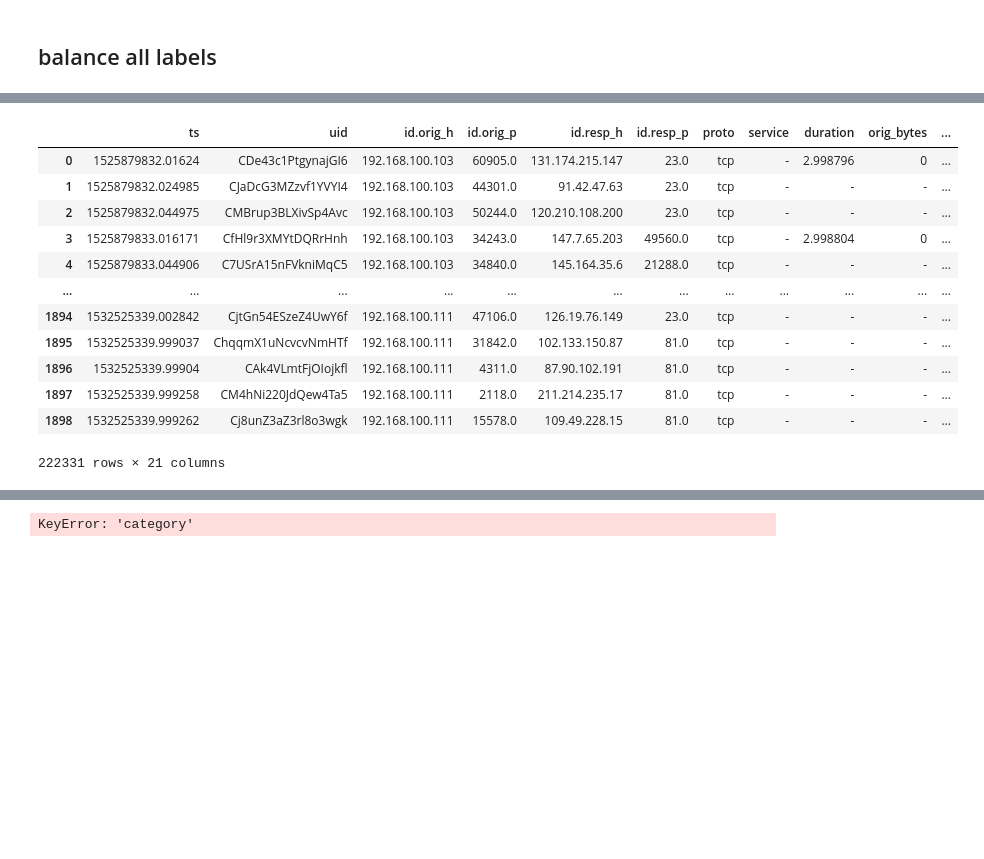
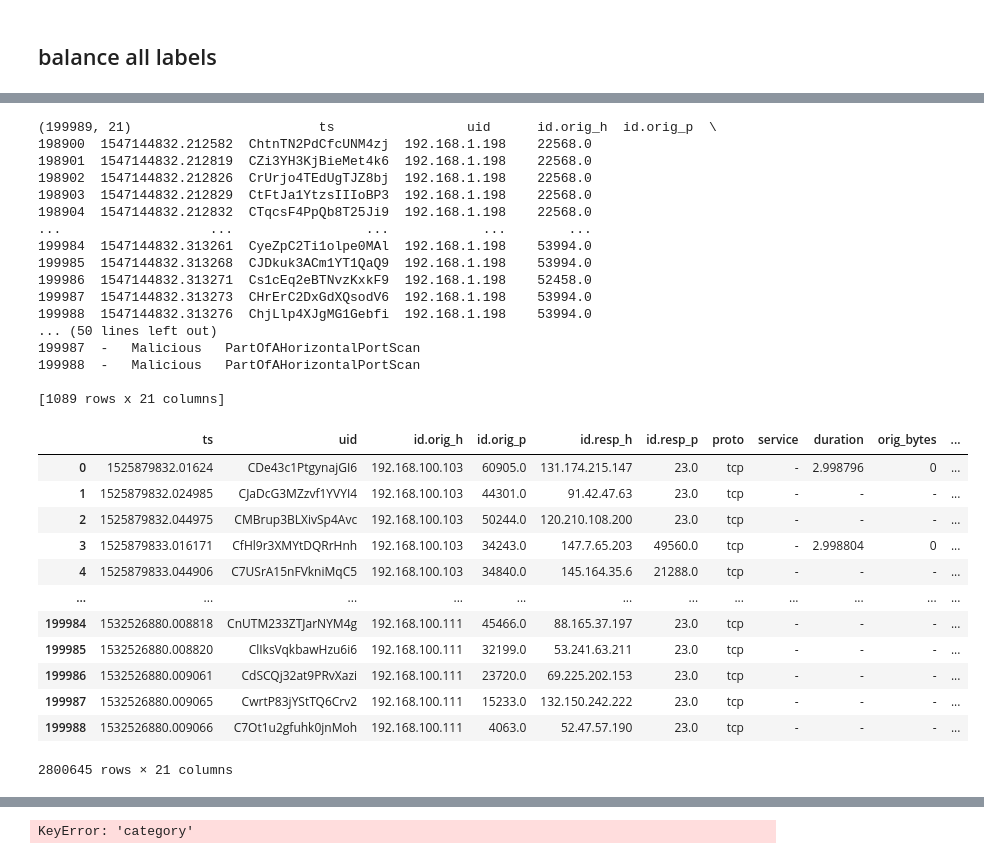
Before and after one commit to wuguobeijing/Anomaly-Detection-IoT23, a Jupyter notebook: Models/sampling.ipynb, the cells around one changed output, grey strips where cells are left out. Cells and saved outputs as stored; diff of their text form; code cells hidden in the pictures; blank space fills up the shorter version.

```diff
--- a/Models/sampling.ipynb
+++ b/Models/sampling.ipynb
@@ -261,6 +261,7 @@ dtype: int64
 # %%
 df_c.to_csv('./Data/iot23_attack_combined.csv')
 # %%
+import pandas as pd
 capture_34 = "/media/wuguo-buaa/LENOVO_USB_HDD/iot-data/iot_23_datasets_small/opt/Malware-Project/BigDataset/IoTScenarios/CTU-IoT-Malware-Capture-34-1/split_files_subsample/target_list_1.log"  #
 capture_43 = "/media/wuguo-buaa/LENOVO_USB_HDD/iot-data/iot_23_datasets_small/opt/Malware-Project/BigDataset/IoTScenarios/CTU-IoT-Malware-Capture-43-1/split_files_subsample/target_list_1.log"  #
 capture_44 = "/media/wuguo-buaa/LENOVO_USB_HDD/iot-data/iot_23_datasets_small/opt/Malware-Project/BigDataset/IoTScenarios/CTU-IoT-Malware-Capture-44-1/split_files_subsample/target_list_1.log"  #
@@ -282,7 +283,7 @@ capture_9 = "/media/wuguo-buaa/LENOVO_USB_HDD/iot-data/iot_23_datasets_small/opt
 capture_3 = "/media/wuguo-buaa/LENOVO_USB_HDD/iot-data/iot_23_datasets_small/opt/Malware-Project/BigDataset/IoTScenarios/CTU-IoT-Malware-Capture-3-1/split_files_subsample/target_list_1.log"  #24.4 MB
 capture_1 = "/media/wuguo-buaa/LENOVO_USB_HDD/iot-data/iot_23_datasets_small/opt/Malware-Project/BigDataset/IoTScenarios/CTU-IoT-Malware-Capture-1-1/split_files_subsample/target_list_1.log"  #144.3 MB
 
-df34 = pd.read_table(filepath_or_buffer=capture_34, skiprows=10, nrows=1000)
+df34 = pd.read_table(filepath_or_buffer=capture_34, skiprows=10, nrows=5000000)
 df34.columns = ['ts',
                 'uid',
                 'id.orig_h',
@@ -307,7 +308,7 @@ df34.columns = ['ts',
 df34.drop(df34.tail(1).index, inplace=True)
 print(df34[20000:])
 df34.head()
-df43 = pd.read_table(filepath_or_buffer=capture_43, skiprows=10, nrows=1000)
+df43 = pd.read_table(filepath_or_buffer=capture_43, skiprows=10, nrows=5000000)
 df43.columns = ['ts',
                 'uid',
                 'id.orig_h',
@@ -331,7 +332,7 @@ df43.columns = ['ts',
                 'label']
 df43.drop(df43.tail(1).index, inplace=True)
 print(df43.shape, df43[198900:])
-df44 = pd.read_table(filepath_or_buffer=capture_44, skiprows=10, nrows=19000)
+df44 = pd.read_table(filepath_or_buffer=capture_44, skiprows=10, nrows=5000000)
 df44.columns = ['ts',
                 'uid',
                 'id.orig_h',
@@ -354,7 +355,7 @@ df44.columns = ['ts',
                 'resp_ip_bytes',
                 'label']
 df44.drop(df44.tail(1).index, inplace=True)
-df49 = pd.read_table(filepath_or_buffer=capture_49, skiprows=10, nrows=19000)
+df49 = pd.read_table(filepath_or_buffer=capture_49, skiprows=10, nrows=5000000)
 df49.columns = ['ts',
                 'uid',
                 'id.orig_h',
@@ -377,7 +378,7 @@ df49.columns = ['ts',
                 'resp_ip_bytes',
                 'label']
 df49.drop(df49.tail(1).index, inplace=True)
-df52 = pd.read_table(filepath_or_buffer=capture_52, skiprows=10, nrows=19000)
+df52 = pd.read_table(filepath_or_buffer=capture_52, skiprows=10, nrows=5000000)
 df52.columns = ['ts',
                 'uid',
                 'id.orig_h',
@@ -400,7 +401,7 @@ df52.columns = ['ts',
                 'resp_ip_bytes',
                 'label']
 df52.drop(df52.tail(1).index, inplace=True)
-df20 = pd.read_table(filepath_or_buffer=capture_20, skiprows=10, nrows=19000)
+df20 = pd.read_table(filepath_or_buffer=capture_20, skiprows=10, nrows=5000000)
 df20.columns = ['ts',
                 'uid',
                 'id.orig_h',
@@ -423,7 +424,7 @@ df20.columns = ['ts',
                 'resp_ip_bytes',
                 'label']
 df20.drop(df20.tail(1).index, inplace=True)
-df21 = pd.read_table(filepath_or_buffer=capture_21, skiprows=10, nrows=19000)
+df21 = pd.read_table(filepath_or_buffer=capture_21, skiprows=10, nrows=5000000)
 df21.columns = ['ts',
                 'uid',
                 'id.orig_h',
@@ -446,7 +447,7 @@ df21.columns = ['ts',
                 'resp_ip_bytes',
                 'label']
 df21.drop(df21.tail(1).index, inplace=True)
-df42 = pd.read_table(filepath_or_buffer=capture_42, skiprows=10, nrows=19000)
+df42 = pd.read_table(filepath_or_buffer=capture_42, skiprows=10, nrows=5000000)
 df42.columns = ['ts',
                 'uid',
                 'id.orig_h',
@@ -469,7 +470,7 @@ df42.columns = ['ts',
                 'resp_ip_bytes',
                 'label']
 df42.drop(df42.tail(1).index, inplace=True)
-df60 = pd.read_table(filepath_or_buffer=capture_60, skiprows=10, nrows=19000)
+df60 = pd.read_table(filepath_or_buffer=capture_60, skiprows=10, nrows=5000000)
 df60.columns = ['ts',
                 'uid',
                 'id.orig_h',
@@ -492,7 +493,7 @@ df60.columns = ['ts',
                 'resp_ip_bytes',
                 'label']
 df60.drop(df60.tail(1).index, inplace=True)
-df17 = pd.read_table(filepath_or_buffer=capture_17, skiprows=10, nrows=19000)
+df17 = pd.read_table(filepath_or_buffer=capture_17, skiprows=10, nrows=5000000)
 df17.columns = ['ts',
                 'uid',
                 'id.orig_h',
@@ -515,7 +516,7 @@ df17.columns = ['ts',
                 'resp_ip_bytes',
                 'label']
 df17.drop(df17.tail(1).index, inplace=True)
-df36 = pd.read_table(filepath_or_buffer=capture_36, skiprows=10, nrows=19000)
+df36 = pd.read_table(filepath_or_buffer=capture_36, skiprows=10, nrows=5000000)
 df36.columns = ['ts',
                 'uid',
                 'id.orig_h',
@@ -538,7 +539,7 @@ df36.columns = ['ts',
                 'resp_ip_bytes',
                 'label']
 df36.drop(df36.tail(1).index, inplace=True)
-df33 = pd.read_table(filepath_or_buffer=capture_33, skiprows=10, nrows=19000)
+df33 = pd.read_table(filepath_or_buffer=capture_33, skiprows=10, nrows=5000000)
 df33.columns = ['ts',
                 'uid',
                 'id.orig_h',
@@ -561,7 +562,7 @@ df33.columns = ['ts',
                 'resp_ip_bytes',
                 'label']
 df33.drop(df33.tail(1).index, inplace=True)
-df8 = pd.read_table(filepath_or_buffer=capture_8, skiprows=10, nrows=19000)
+df8 = pd.read_table(filepath_or_buffer=capture_8, skiprows=10, nrows=5000000)
 df8.columns = ['ts',
                'uid',
                'id.orig_h',
@@ -584,7 +585,7 @@ df8.columns = ['ts',
                'resp_ip_bytes',
                'label']
 df8.drop(df8.tail(1).index, inplace=True)
-df35 = pd.read_table(filepath_or_buffer=capture_35, skiprows=10, nrows=60000)
+df35 = pd.read_table(filepath_or_buffer=capture_35, skiprows=10, nrows=5000000)
 df35.columns = ['ts',
                 'uid',
                 'id.orig_h',
@@ -607,7 +608,7 @@ df35.columns = ['ts',
                 'resp_ip_bytes',
                 'label']
 df35.drop(df35.tail(1).index, inplace=True)
-df48 = pd.read_table(filepath_or_buffer=capture_48, skiprows=10, nrows=5000)
+df48 = pd.read_table(filepath_or_buffer=capture_48, skiprows=10, nrows=500000)
 df48.columns = ['ts',
                 'uid',
                 'id.orig_h',
@@ -630,7 +631,7 @@ df48.columns = ['ts',
                 'resp_ip_bytes',
                 'label']
 df48.drop(df48.tail(1).index, inplace=True)
-df39 = pd.read_table(filepath_or_buffer=capture_39, skiprows=10, nrows=6000)
+df39 = pd.read_table(filepath_or_buffer=capture_39, skiprows=10, nrows=5000000)
 df39.columns = ['ts',
                 'uid',
                 'id.orig_h',
@@ -653,7 +654,7 @@ df39.columns = ['ts',
                 'resp_ip_bytes',
                 'label']
 df39.drop(df39.tail(1).index, inplace=True)
-df7 = pd.read_table(filepath_or_buffer=capture_7, skiprows=10, nrows=9000)
+df7 = pd.read_table(filepath_or_buffer=capture_7, skiprows=10, nrows=5000000)
 df7.columns = ['ts',
                'uid',
                'id.orig_h',
@@ -676,7 +677,7 @@ df7.columns = ['ts',
                'resp_ip_bytes',
                'label']
 df7.drop(df7.tail(1).index, inplace=True)
-df9 = pd.read_table(filepath_or_buffer=capture_9, skiprows=10, nrows=1900)
+df9 = pd.read_table(filepath_or_buffer=capture_9, skiprows=10, nrows=5000000)
 df9.columns = ['ts',
                'uid',
                'id.orig_h',
@@ -699,7 +700,7 @@ df9.columns = ['ts',
                'resp_ip_bytes',
                'label']
 df9.drop(df9.tail(1).index, inplace=True)
-df3 = pd.read_table(filepath_or_buffer=capture_3, skiprows=10, nrows=1000)
+df3 = pd.read_table(filepath_or_buffer=capture_3, skiprows=10, nrows=5000000)
 df3.columns = ['ts',
                'uid',
                'id.orig_h',
@@ -722,7 +723,7 @@ df3.columns = ['ts',
                'resp_ip_bytes',
                'label']
 df3.drop(df3.tail(1).index, inplace=True)
-df1 = pd.read_table(filepath_or_buffer=capture_1, skiprows=10, nrows=1900)
+df1 = pd.read_table(filepath_or_buffer=capture_1, skiprows=10, nrows=5000000)
 df1.columns = ['ts',
                'uid',
                'id.orig_h',
@@ -745,6 +746,7 @@ df1.columns = ['ts',
                'resp_ip_bytes',
                'label']
 df1.drop(df1.tail(1).index, inplace=True)
+# frames = [df1, df17]
 frames = [df1, df17, df20, df21, df3, df33, df34, df35, df36, df39, df42, df43, df44, df48, df49, df52, df60, df7, df8,
           df9]
 df_c_normal = pd.concat(frames)
@@ -760,16 +773,33 @@ Index: []
+(199989, 21)                        ts                 uid      id.orig_h  id.orig_p  \
+198900  1547144832.212582  ChtnTN2PdCfcUNM4zj  192.168.1.198    22568.0
+198901  1547144832.212819  CZi3YH3KjBieMet4k6  192.168.1.198    22568.0
+198902  1547144832.212826  CrUrjo4TEdUgTJZ8bj  192.168.1.198    22568.0
+198903  1547144832.212829  CtFtJa1YtzsIIIoBP3  192.168.1.198    22568.0
+198904  1547144832.212832  CTqcsF4PpQb8T25Ji9  192.168.1.198    22568.0
+...                   ...                 ...            ...        ...
+199984  1547144832.313261  CyeZpC2Ti1olpe0MAl  192.168.1.198    53994.0
+199985  1547144832.313268  CJDkuk3ACm1YT1QaQ9  192.168.1.198    53994.0
+199986  1547144832.313271  Cs1cEq2eBTNvzKxkF9  192.168.1.198    52458.0
+199987  1547144832.313273  CHrErC2DxGdXQsodV6  192.168.1.198    53994.0
+199988  1547144832.313276  ChjLlp4XJgMG1Gebfi  192.168.1.198    53994.0
+... (50 lines left out)
+199987  -   Malicious   PartOfAHorizontalPortScan
+199988  -   Malicious   PartOfAHorizontalPortScan
+
+[1089 rows x 21 columns]
 |  | ts | uid | id.orig_h | id.orig_p | id.resp_h | id.resp_p | proto | service | duration | orig_bytes | ... |
 | 0 | 1525879832.01624 | CDe43c1PtgynajGI6 | 192.168.100.103 | 60905.0 | 131.174.215.147 | 23.0 | tcp | - | 2.998796 | 0 | ... |
 | 1 | 1525879832.024985 | CJaDcG3MZzvf1YVYI4 | 192.168.100.103 | 44301.0 | 91.42.47.63 | 23.0 | tcp | - | - | - | ... |
 | 2 | 1525879832.044975 | CMBrup3BLXivSp4Avc | 192.168.100.103 | 50244.0 | 120.210.108.200 | 23.0 | tcp | - | - | - | ... |
 | 3 | 1525879833.016171 | CfHl9r3XMYtDQRrHnh | 192.168.100.103 | 34243.0 | 147.7.65.203 | 49560.0 | tcp | - | 2.998804 | 0 | ... |
 | 4 | 1525879833.044906 | C7USrA15nFVkniMqC5 | 192.168.100.103 | 34840.0 | 145.164.35.6 | 21288.0 | tcp | - | - | - | ... |
 | ... | ... | ... | ... | ... | ... | ... | ... | ... | ... | ... | ... |
-| 1894 | 1532525339.002842 | CjtGn54ESzeZ4UwY6f | 192.168.100.111 | 47106.0 | 126.19.76.149 | 23.0 | tcp | - | - | - | ... |
-| 1895 | 1532525339.999037 | ChqqmX1uNcvcvNmHTf | 192.168.100.111 | 31842.0 | 102.133.150.87 | 81.0 | tcp | - | - | - | ... |
-| 1896 | 1532525339.99904 | CAk4VLmtFjOIojkfl | 192.168.100.111 | 4311.0 | 87.90.102.191 | 81.0 | tcp | - | - | - | ... |
-| 1897 | 1532525339.999258 | CM4hNi220JdQew4Ta5 | 192.168.100.111 | 2118.0 | 211.214.235.17 | 81.0 | tcp | - | - | - | ... |
-| 1898 | 1532525339.999262 | Cj8unZ3aZ3rl8o3wgk | 192.168.100.111 | 15578.0 | 109.49.228.15 | 81.0 | tcp | - | - | - | ... |
+| 199984 | 1532526880.008818 | CnUTM233ZTJarNYM4g | 192.168.100.111 | 45466.0 | 88.165.37.197 | 23.0 | tcp | - | - | - | ... |
+| 199985 | 1532526880.008820 | ClIksVqkbawHzu6i6 | 192.168.100.111 | 32199.0 | 53.241.63.211 | 23.0 | tcp | - | - | - | ... |
+| 199986 | 1532526880.009061 | CdSCQj32at9PRvXazi | 192.168.100.111 | 23720.0 | 69.225.202.153 | 23.0 | tcp | - | - | - | ... |
+| 199987 | 1532526880.009065 | CwrtP83jYStTQ6Crv2 | 192.168.100.111 | 15233.0 | 132.150.242.222 | 23.0 | tcp | - | - | - | ... |
+| 199988 | 1532526880.009066 | C7Ot1u2gfuhk0jnMoh | 192.168.100.111 | 4063.0 | 52.47.57.190 | 23.0 | tcp | - | - | - | ... |
-222331 rows × 21 columns
+2800645 rows × 21 columns
 # %%
 
 print(df_c_normal['conn_state'].value_counts())
```
Also changed, not shown: parts of 82 cells of this notebook, 37 other files.
